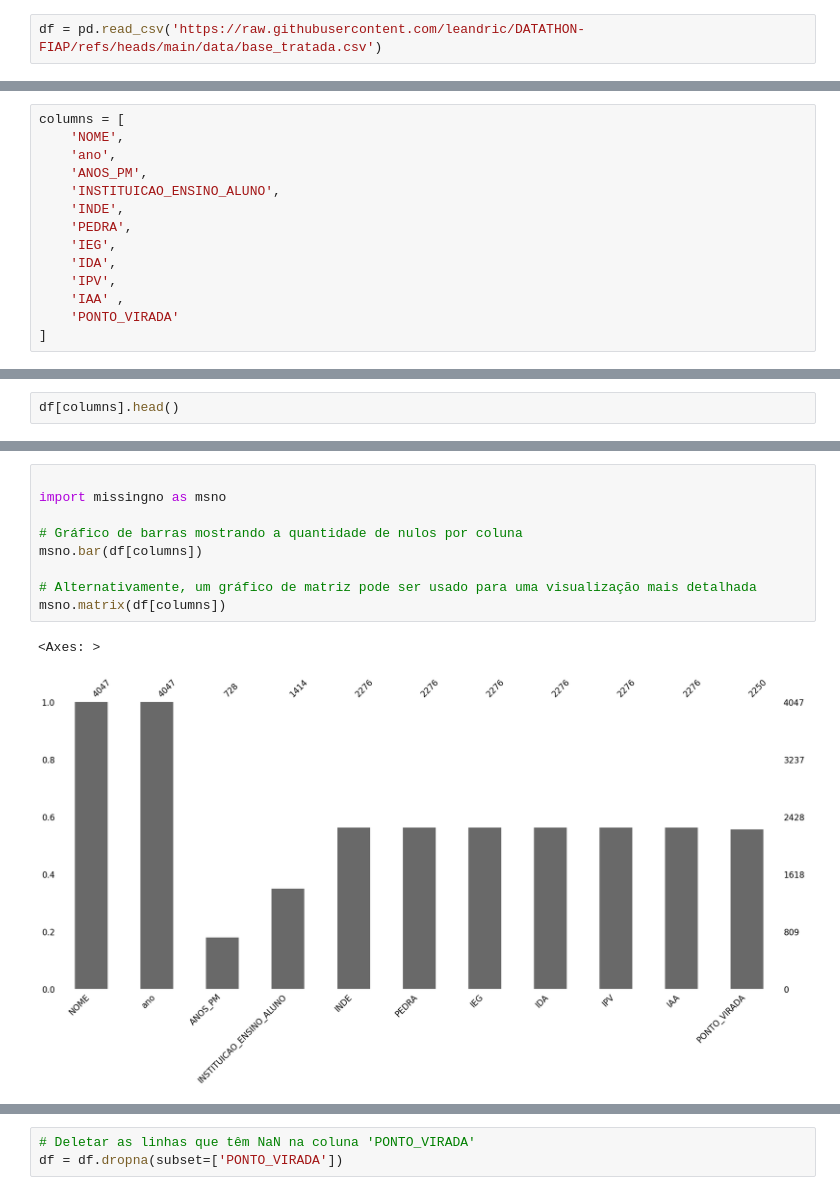
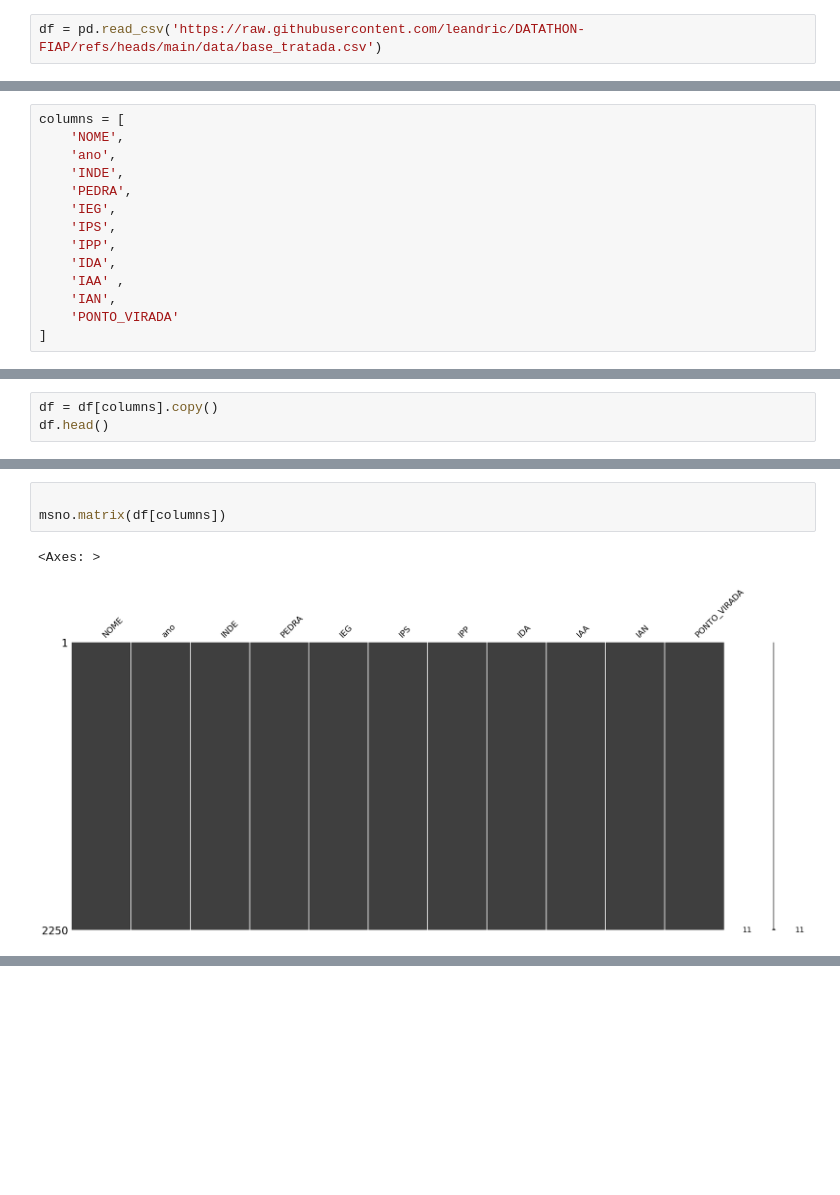
Before and after one commit to leandric/DATATHON-FIAP, a Jupyter notebook: notebooks/modelo.ipynb, the cells around one changed output, grey strips where cells are left out. Cells and saved outputs as stored; diff of their text form; blank space fills up the shorter version.

```diff
--- a/notebooks/modelo.ipynb
+++ b/notebooks/modelo.ipynb
@@ -17,13 +116,13 @@ df.head()
 columns = [
     'NOME',
     'ano',
-    'ANOS_PM',
-    'INSTITUICAO_ENSINO_ALUNO',
     'INDE',
     'PEDRA',
     'IEG',
+    'IPS',
+    'IPP',
     'IDA',
-    'IPV',
     'IAA' ,
+    'IAN',
     'PONTO_VIRADA'
 ]
@@ -30,3 +132,4 @@ columns = [
 # %%
-df[columns].head()
+df = df[columns].copy()
+df.head()
 # %% [output]
@@ -39,12 +142,6 @@ df[columns].head()
 # %%
 
-import missingno as msno
-
-# Gráfico de barras mostrando a quantidade de nulos por coluna
-msno.bar(df[columns])
-
-# Alternativamente, um gráfico de matriz pode ser usado para uma visualização mais detalhada
 msno.matrix(df[columns])
 # %% [output]
 <Axes: >
-[figure, old version]
+[figure, new version]
@@ -52,3 +147,0 @@ msno.matrix(df[columns])
-# %%
-# Deletar as linhas que têm NaN na coluna 'PONTO_VIRADA'
-df = df.dropna(subset=['PONTO_VIRADA'])
```
Also changed, not shown: parts of 45 cells of this notebook, 1 other file.
